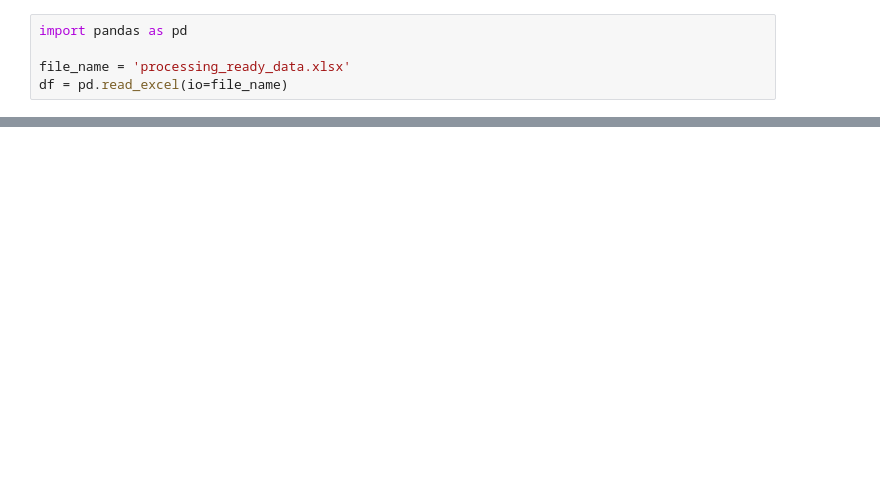
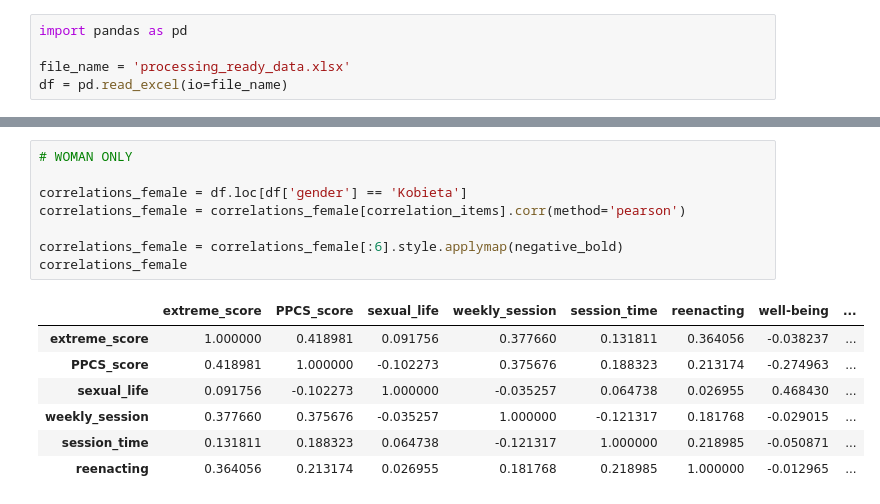
Before and after one commit to KsaweryKapela/Master-s_Study_Analysis, a Jupyter notebook: statistics.ipynb, the cells around one changed output, grey strips where cells are left out. Drawn from its saved outputs; the diff is of its cells as text; blank space fills up the shorter version.

```diff
--- a/statistics.ipynb
+++ b/statistics.ipynb
@@ -36,0 +56,16 @@ correlations_df
+# %%
+# WOMAN ONLY
+
+correlations_female = df.loc[df['gender'] == 'Kobieta']
+correlations_female = correlations_female[correlation_items].corr(method='pearson')
+
+correlations_female = correlations_female[:6].style.applymap(negative_bold)
+correlations_female
+# %% [output]
+|  | extreme_score | PPCS_score | sexual_life | weekly_session | session_time | reenacting | well-being | ... |
+| extreme_score | 1.000000 | 0.418981 | 0.091756 | 0.377660 | 0.131811 | 0.364056 | -0.038237 | ... |
+| PPCS_score | 0.418981 | 1.000000 | -0.102273 | 0.375676 | 0.188323 | 0.213174 | -0.274963 | ... |
+| sexual_life | 0.091756 | -0.102273 | 1.000000 | -0.035257 | 0.064738 | 0.026955 | 0.468430 | ... |
+| weekly_session | 0.377660 | 0.375676 | -0.035257 | 1.000000 | -0.121317 | 0.181768 | -0.029015 | ... |
+| session_time | 0.131811 | 0.188323 | 0.064738 | -0.121317 | 1.000000 | 0.218985 | -0.050871 | ... |
+| reenacting | 0.364056 | 0.213174 | 0.026955 | 0.181768 | 0.218985 | 1.000000 | -0.012965 | ... |
```
Also changed, not shown: parts of 9 cells of this notebook.
